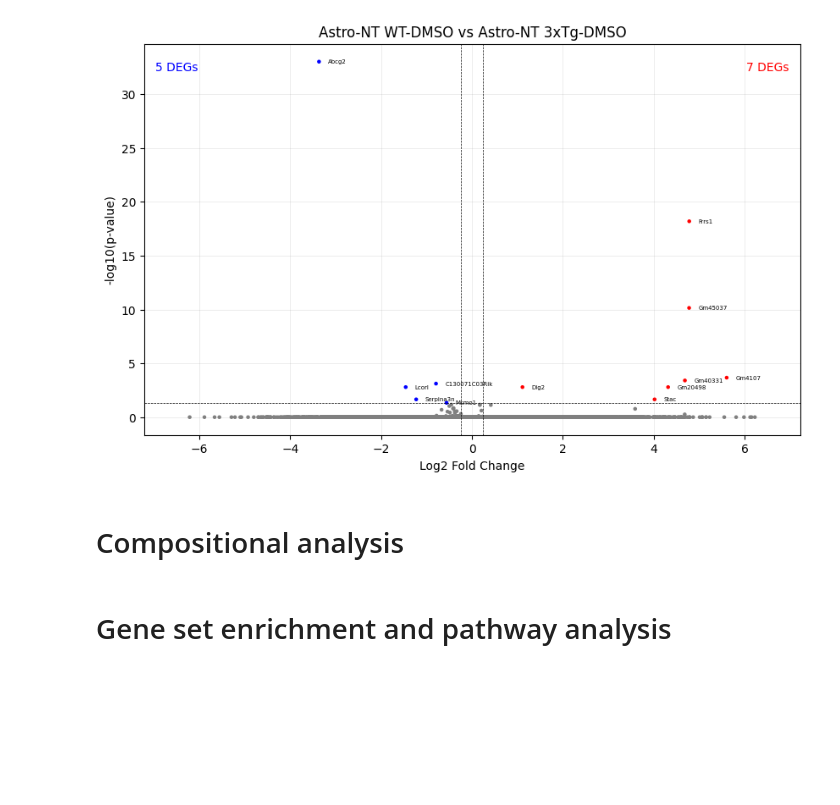
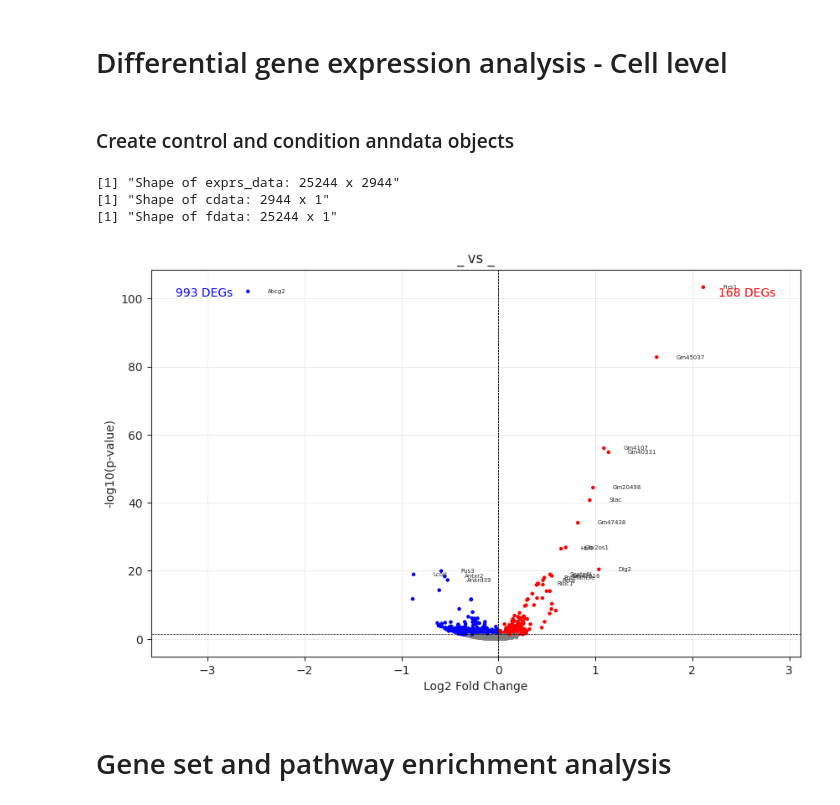
Before and after one commit to Xavier919/scRNAseq_analysis, a Jupyter notebook: notebook2.ipynb, the cells around one changed output. Drawn from its saved outputs; the diff is of its cells as text; code cells hidden in the pictures; blank space fills up the shorter version.

```diff
--- a/notebook2.ipynb
+++ b/notebook2.ipynb
@@ -40,0 +82,4 @@ cnd_sample_tags = ['3xTg-DMSO']
+# %% [markdown]
+# Differential gene expression analysis - Cell level
+# %% [markdown]
+### Create control and condition anndata objects
@@ -40,0 +89,4 @@ cnd_sample_tags = ['3xTg-DMSO']
+# %%
+adata.X = adata.layers['counts']
+sc.pp.normalize_total(adata, target_sum=1e6)
+sc.pp.log1p(adata)
@@ -41,7 +99,3 @@ cnd_sample_tags = ['3xTg-DMSO']
 # %%
-ctr_idx = adata[(adata.obs['Sample_Tag'].isin(ctr_sample_tags)) & (adata.obs['cluster_subclass_name'].isin(ctr_cell_types))].obs.index
-cnd_idx = adata[(adata.obs['Sample_Tag'].isin(cnd_sample_tags)) & (adata.obs['cluster_subclass_name'].isin(cnd_cell_types))].obs.index
-ctr_name = 'Astro-NT WT-DMSO'
-cnd_name = 'Astro-NT 3xTg-DMSO'
+control_df = adata[(adata.obs['Sample_Tag'].isin(ctr_sample_tags)) & (adata.obs['class_name'] == '30 Astro-Epen')].to_df()
+condition_df = adata[(adata.obs['Sample_Tag'].isin(cnd_sample_tags)) & (adata.obs['class_name'] == '30 Astro-Epen')].to_df()
-# %%
-adata.obs['group'] = ['control' if i in ctr_idx else 'condition' if i in cnd_idx else 'undefined' for i in adata.obs.index]
@@ -56,15 +102,19 @@ results_df = DEG_analysis_mast(filtered_adata,
+# %%
+results_df = mast_dea(adata, control_df, condition_df, save_path=None)
+# %% [output]
+[1] "Shape of exprs_data: 25244 x 2944"
+[1] "Shape of cdata: 2944 x 1"
+[1] "Shape of fdata: 25244 x 1"
 # %%
 volcano_plot(results_df,
-             min_fold_change=0.25,
+             min_fold_change=0,
              max_p_value=0.05,
              fig_title=f'{ctr_name} vs {cnd_name}',
              save_path=f'figures/{ctr_name}_{cnd_name}_volcano_plot.png')
 # %% [output]
-[figure, old version]
+[figure, new version]
-# %% [markdown]
-# Compositional analysis
 # %% [markdown]
-# Gene set enrichment and pathway analysis
+# Gene set and pathway enrichment analysis
 # %%
 UP_genes_name, DOWN_genes_name = get_DEGs(results_df,
                                           max_pval=0.05,
```
Also changed, not shown: parts of 28 cells of this notebook, 1 other file.
